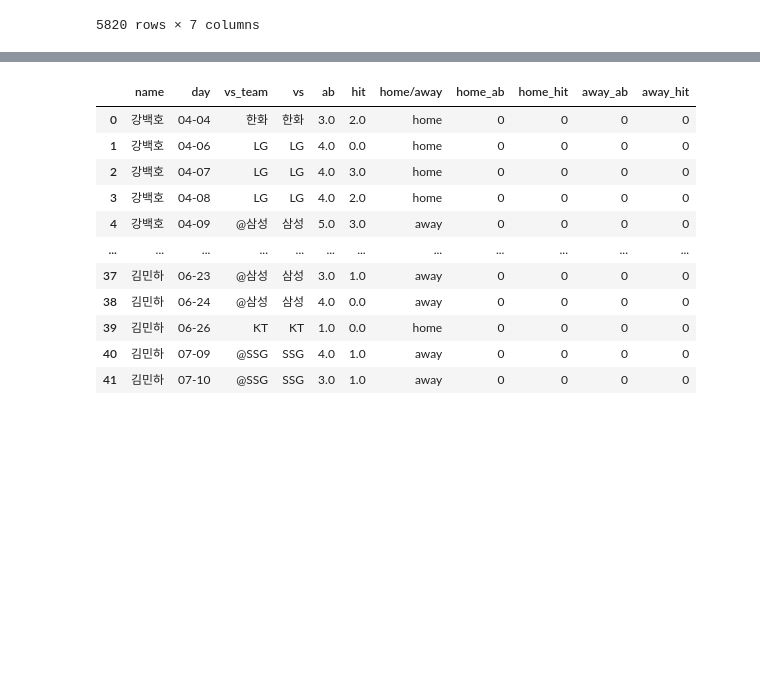
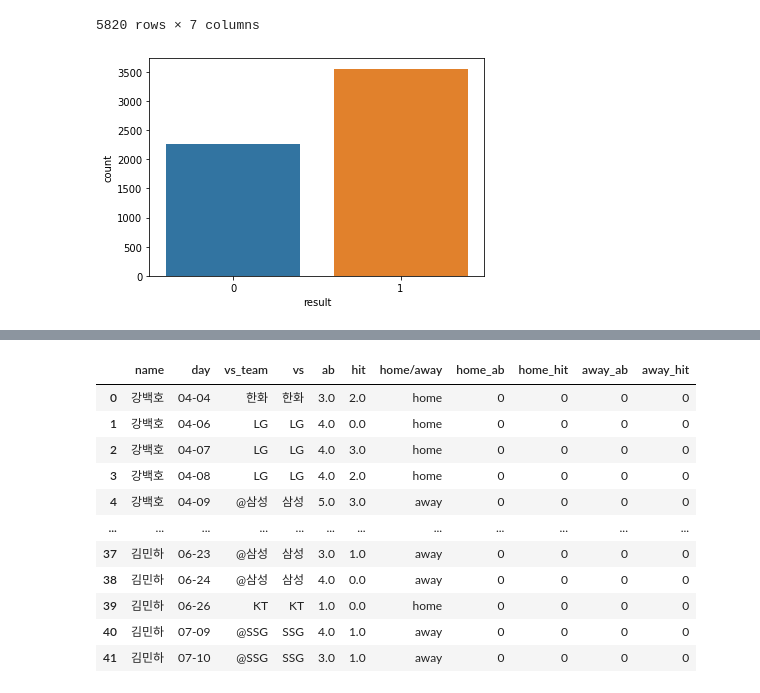
Before and after one commit to KimGriezmann/CAU_AI-SW_PE_Program, a Jupyter notebook: make_def.ipynb, the cells around one changed output, grey strips where cells are left out. Cells and saved outputs as stored; diff of their text form; code cells hidden in the pictures; blank space fills up the shorter version.

```diff
--- a/make_def.ipynb
+++ b/make_def.ipynb
@@ -280,6 +277,11 @@ ex_data3
 | 40 | 김민하 | 07-09 | @SSG | SSG | 4.0 | 1.0 | 1 |
 | 41 | 김민하 | 07-10 | @SSG | SSG | 3.0 | 1.0 | 1 |
 5820 rows × 7 columns
+# %%
+sns.countplot(ex_data3['result'])
+plt.show()
+# %% [output]
+[figure, added]
 # %%
 def make_home_away(data):
   data['home/away'] = ['away' if s[0] == '@' else 'home' for s in data['vs_team']]
```
Also changed, not shown: parts of 17 cells of this notebook.
